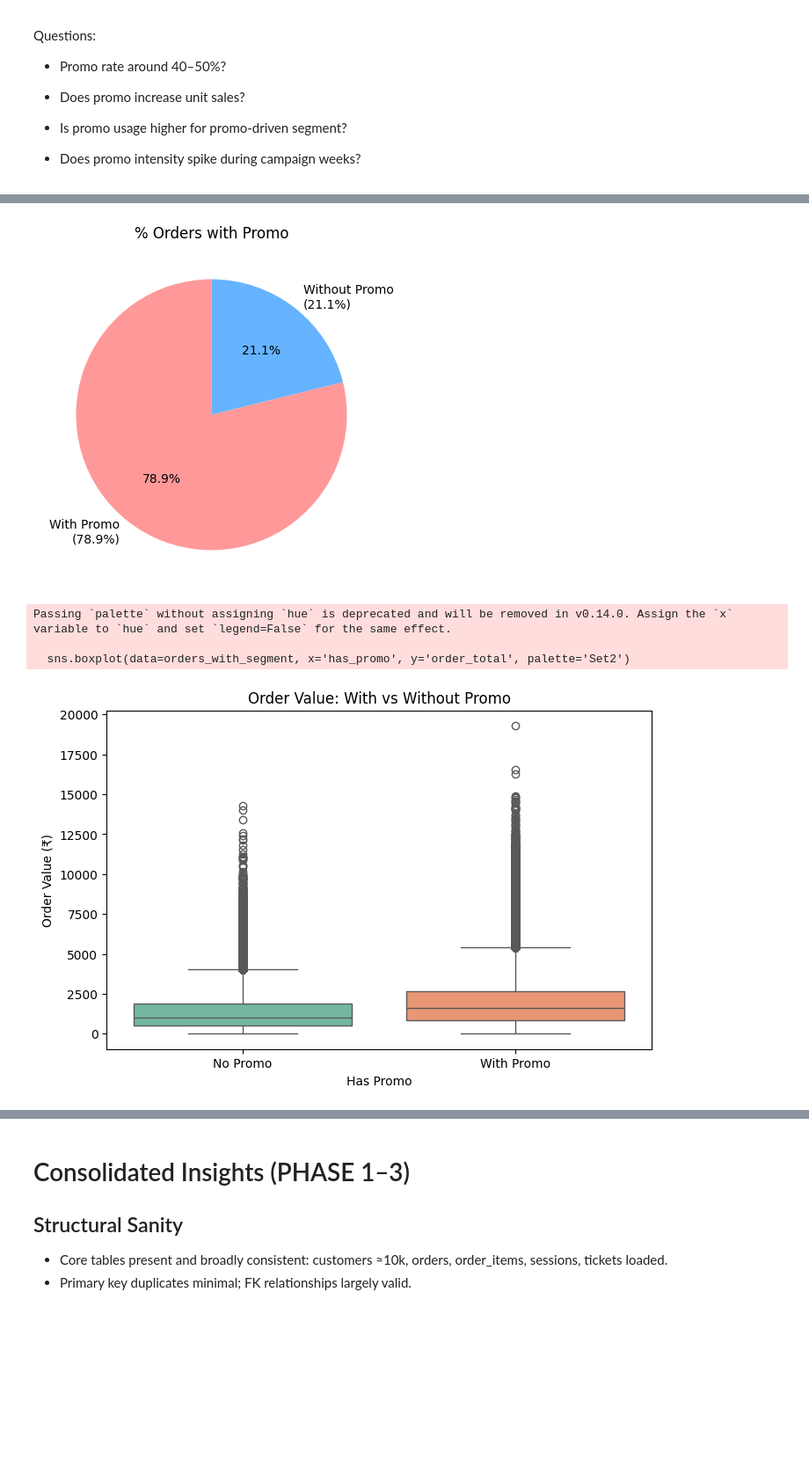
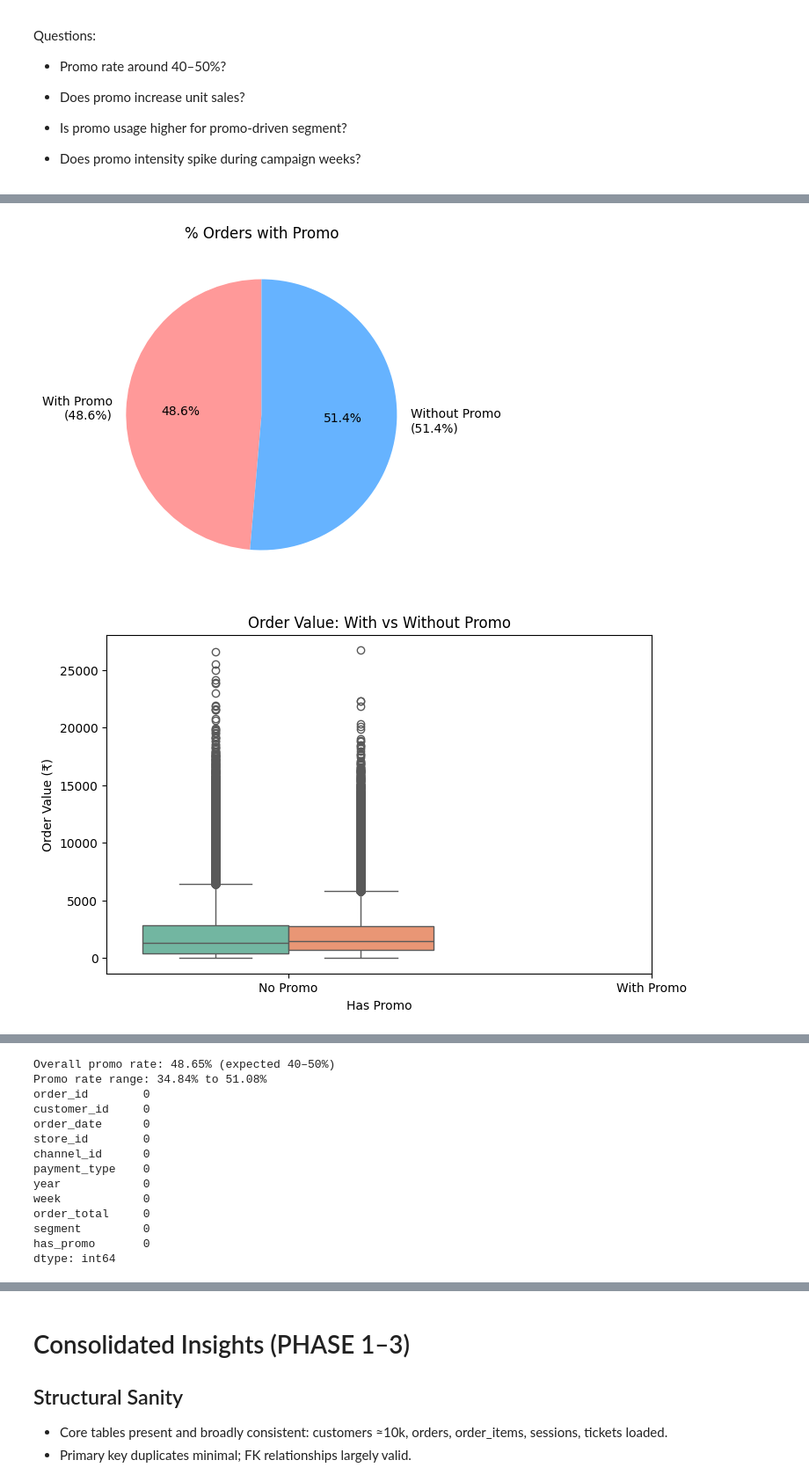
Before and after one commit to Shuchismita2000/Customer-Pulse-Intelligence-Platform, a Jupyter notebook: data.ipynb, the cells around one changed output, grey strips where cells are left out. Shown at 88% size. Cells and saved outputs as stored; diff of their text form; code cells hidden in the pictures; blank space fills up the shorter version.

```diff
--- a/data.ipynb
+++ b/data.ipynb
@@ -4,17 +4,17 @@ import numpy as np
 import matplotlib.pyplot as plt
 import seaborn as sns
 # %%
-customer = pd.read_csv('synthetic_data\CUSTOMER.csv')
-orders = pd.read_csv(r'synthetic_data\ORDER.csv')
-category = pd.read_csv(r'synthetic_data\CATEGORY.csv')
-store = pd.read_csv(r'synthetic_data\STORE.csv')
-channel = pd.read_csv(r'synthetic_data\CHANNEL.csv')
-marketing_channel = pd.read_csv(r'synthetic_data\MARKETING_CHANNEL.csv')
-session = pd.read_csv(r'synthetic_data\SESSION.csv')
-orderitem = pd.read_csv(r'synthetic_data\ORDER_ITEM.csv')
-product = pd.read_csv(r'synthetic_data\PRODUCT.csv')
-support_ticket = pd.read_csv(r'synthetic_data\SUPPORT_TICKET.csv')
-promotions = pd.read_csv(r'synthetic_data\PROMOTION.csv')
-campaign = pd.read_csv('synthetic_data\CAMPAIGN_TOUCH.csv')
-external_factors = pd.read_csv(r'synthetic_data\EXTERNAL_FACTOR.csv')
-price = pd.read_csv(r'synthetic_data\PRICE_CHANGE.csv')
+customer = pd.read_csv('.\\synthetic_data\\CUSTOMER.csv')
+orders = pd.read_csv('.\\synthetic_data\\ORDER.csv')
+category = pd.read_csv('.\\synthetic_data\\CATEGORY.csv')
+store = pd.read_csv('.\\synthetic_data\\STORE.csv')
+channel = pd.read_csv('.\\synthetic_data\\CHANNEL.csv')
+marketing_channel = pd.read_csv('.\\synthetic_data\\MARKETING_CHANNEL.csv')
+session = pd.read_csv('.\\synthetic_data\\SESSION.csv')
+orderitem = pd.read_csv('.\\synthetic_data\\ORDER_ITEM.csv')
+product = pd.read_csv('.\\synthetic_data\\PRODUCT.csv')
+support_ticket = pd.read_csv('.\\synthetic_data\\SUPPORT_TICKET.csv')
+promotions = pd.read_csv('.\\synthetic_data\\PROMOTION.csv')
+campaign = pd.read_csv('.\\synthetic_data\\CAMPAIGN_TOUCH.csv')
+external_factors = pd.read_csv('.\\synthetic_data\\EXTERNAL_FACTOR.csv')
+price = pd.read_csv('.\\synthetic_data\\PRICE_CHANGE.csv')
@@ -682,5 +690,6 @@ Questions:
 # %%
 # Pie chart: % orders with promo
+orders_with_segment['has_promo']= orders_with_segment['has_promo'].fillna(False)
 promo_order_count = orders_with_segment['has_promo'].sum()
 non_promo_order_count = len(orders_with_segment) - promo_order_count
 promo_pct = (promo_order_count / len(orders_with_segment)) * 100
@@ -694,7 +703,7 @@ plt.show()
 
 # Boxplot: order_value with vs without promo
 plt.figure(figsize=(8, 5))
-sns.boxplot(data=orders_with_segment, x='has_promo', y='order_total', palette='Set2')
+sns.boxplot(data=orders_with_segment, hue='has_promo', y='order_total', palette='Set2', legend = False)
 plt.title('Order Value: With vs Without Promo')
 plt.xlabel('Has Promo')
 plt.ylabel('Order Value (₹)')
@@ -704,35 +713,33 @@ plt.show()
 # Line plot: weekly promo rate
 weekly_promo_rate = orders_with_segment.groupby('week')['has_promo'].apply(lambda x: (x.sum() / len(x)) * 100)
 plt.figure(figsize=(12, 5))
 plt.plot(weekly_promo_rate.index, weekly_promo_rate.values, marker='o', linewidth=2, color='darkred')
 plt.title('Weekly Promo Rate (%)')
 plt.xlabel('Week')
 plt.ylabel('% Orders with Promo')
 plt.grid(alpha=0.3)
 plt.show()
 
 # Promo rate statistics
 print(f"Overall promo rate: {promo_pct:.2f}% (expected 40–50%)")
 print(f"Promo rate range: {weekly_promo_rate.min():.2f}% to {weekly_promo_rate.max():.2f}%")
 
 # Order value comparison: promo vs non-promo
+print(orders_with_segment.isna().sum())
 promo_avg_value = orders_with_segment[orders_with_segment['has_promo']]['order_total'].mean()
 non_promo_avg_value = orders_with_segment[~orders_with_segment['has_promo']]['order_total'].mean()
 print(f"\nAverage order value with promo: ₹{promo_avg_value:.2f}")
 print(f"Average order value without promo: ₹{non_promo_avg_value:.2f}")
 print(f"Promo uplift: {((promo_avg_value / non_promo_avg_value - 1) * 100):.2f}%")
 
 # Promo usage by segment
 promo_by_segment = orders_with_segment.groupby('segment')['has_promo'].apply(lambda x: (x.sum() / len(x)) * 100).sort_values(ascending=False)
 print("\nPromo rate by segment:")
 print(promo_by_segment)
 
 # Campaign week detection: higher promo intensity
 print("\nWeekly promo rate (sample weeks):")
 print(weekly_promo_rate.head(10))
 # %% [output]
-[figure, old version]
+[figure, new version]
-Passing `palette` without assigning `hue` is deprecated and will be removed in v0.14.0. Assign the `x` variable to `hue` and set `legend=False` for the same effect.
-
-  sns.boxplot(data=orders_with_segment, x='has_promo', y='order_total', palette='Set2')
-[figure, old version]
+[figure, new version]
@@ -739,0 +747,14 @@ Passing `palette` without assigning `hue` is deprecated and will be removed in v
+Overall promo rate: 48.65% (expected 40–50%)
+Promo rate range: 34.84% to 51.08%
+order_id        0
+customer_id     0
+order_date      0
+store_id        0
+channel_id      0
+payment_type    0
+year            0
+week            0
+order_total     0
+segment         0
+has_promo       0
+dtype: int64
```
Also changed, not shown: parts of 10 cells of this notebook.
